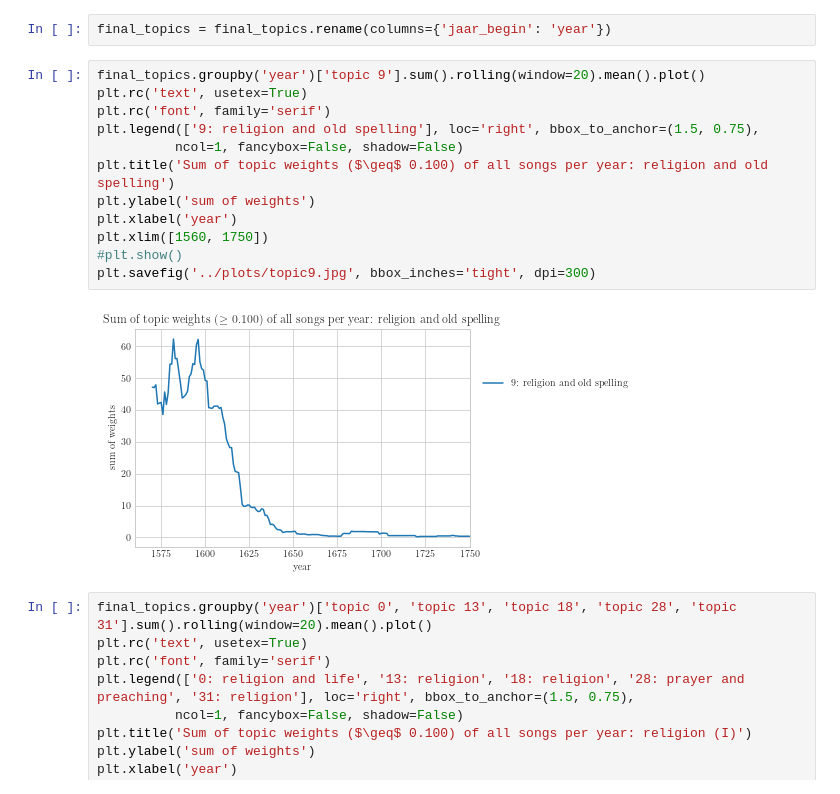
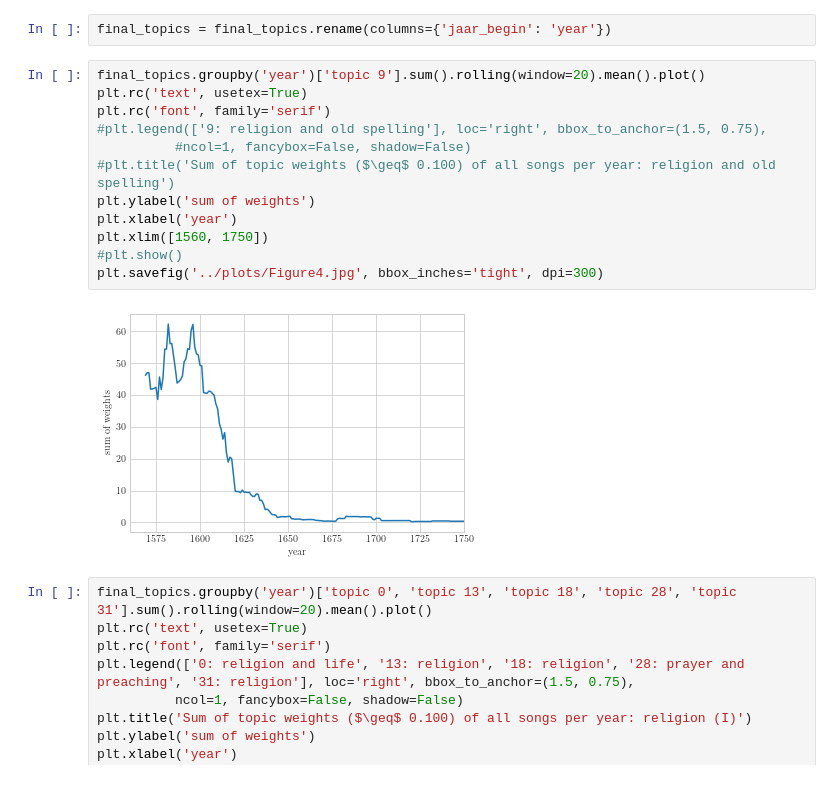
Before and after one commit to awlassche/dutch-historical-song-topics, a Jupyter notebook: notebooks/Topical Fluctuations EMLC.ipynb, the cells around one changed output. Drawn from its saved outputs; the diff is of its cells as text.

```diff
--- a/notebooks/Topical Fluctuations EMLC.ipynb
+++ b/notebooks/Topical Fluctuations EMLC.ipynb
@@ -438,17 +438,17 @@ final_topics = final_topics.rename(columns={'jaar_begin': 'year'})
 # %%
 final_topics.groupby('year')['topic 9'].sum().rolling(window=20).mean().plot()
 plt.rc('text', usetex=True)
 plt.rc('font', family='serif')
-plt.legend(['9: religion and old spelling'], loc='right', bbox_to_anchor=(1.5, 0.75),
-          ncol=1, fancybox=False, shadow=False)
-plt.title('Sum of topic weights ($\geq$ 0.100) of all songs per year: religion and old spelling')
+#plt.legend(['9: religion and old spelling'], loc='right', bbox_to_anchor=(1.5, 0.75),
+          #ncol=1, fancybox=False, shadow=False)
+#plt.title('Sum of topic weights ($\geq$ 0.100) of all songs per year: religion and old spelling')
 plt.ylabel('sum of weights')
 plt.xlabel('year')
 plt.xlim([1560, 1750])
 #plt.show()
-plt.savefig('../plots/topic9.jpg', bbox_inches='tight', dpi=300)
+plt.savefig('../plots/Figure4.jpg', bbox_inches='tight', dpi=300)
 # %% [output]
-[figure, old version]
+[figure, new version]
 # %%
 final_topics.groupby('year')['topic 0', 'topic 13', 'topic 18', 'topic 28', 'topic 31'].sum().rolling(window=20).mean().plot()
 plt.rc('text', usetex=True)
```
Also changed, not shown: parts of 4 cells of this notebook.
